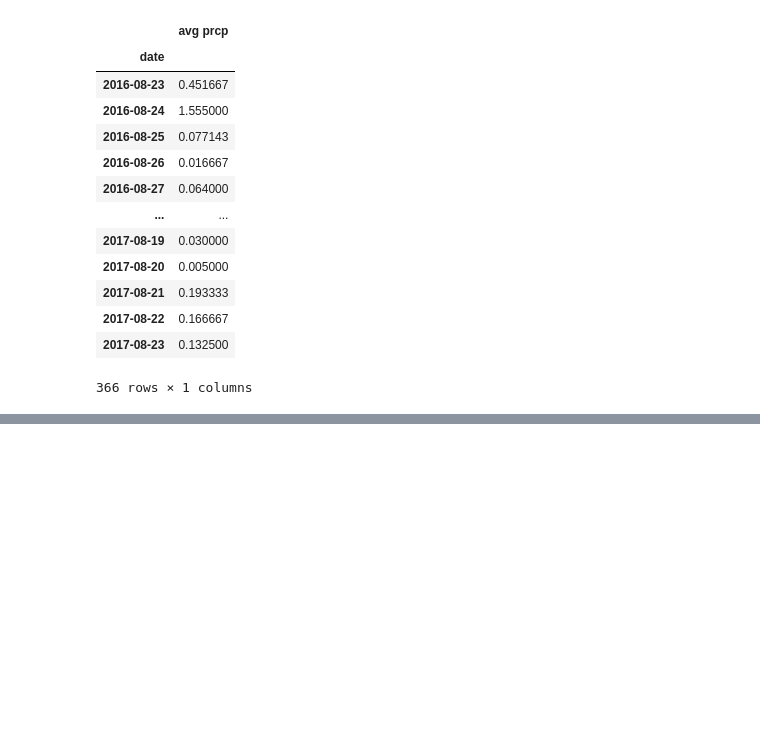
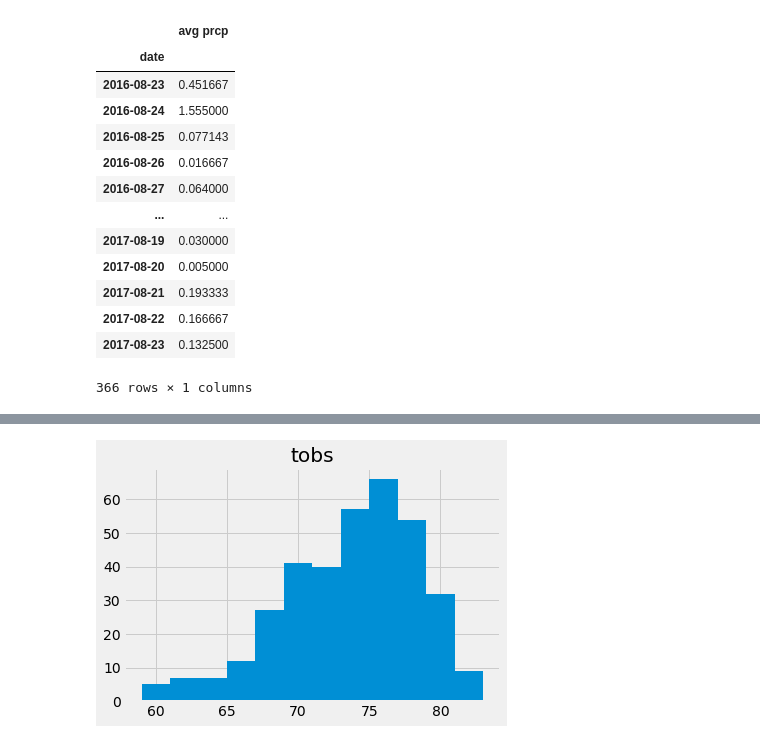
Before and after one commit to bregan78/sqlalchemy_challenge, a Jupyter notebook: SQLAlchemy.ipynb, the cells around one changed output, grey strips where cells are left out. Cells and saved outputs as stored; diff of their text form; code cells hidden in the pictures; blank space fills up the shorter version.

```diff
--- a/SQLAlchemy.ipynb
+++ b/SQLAlchemy.ipynb
@@ -186,0 +247,8 @@ plt.show()
+# %%
+
+
+results = session.query( Measurement.date, Measurement.tobs).\
+    filter(Measurement.date >= '2016-08-18').\
+    filter(Measurement.station =='USC00519281').\
+    order_by(Measurement.date).all()
+results
@@ -186,0 +273,8 @@ plt.show()
+# %%
+##convert to dataframe
+df_station = pd.DataFrame(results[:], columns=['date', 'tobs'])
+
+df=df_station.set_index('date')
+
+df_station = df_station.dropna()
+df_station.head(10)
@@ -186,0 +293,8 @@ plt.show()
+# %%
+##Plot the results as a histogram with bins=12.
+# We can set the number of bins with the `bins` kwarg
+df_station.hist('tobs', bins=12)
+plt.lagend='tobs'
+plt.show()
+# %% [output]
+[figure, added]
```
Also changed, not shown: parts of 9 cells of this notebook.
